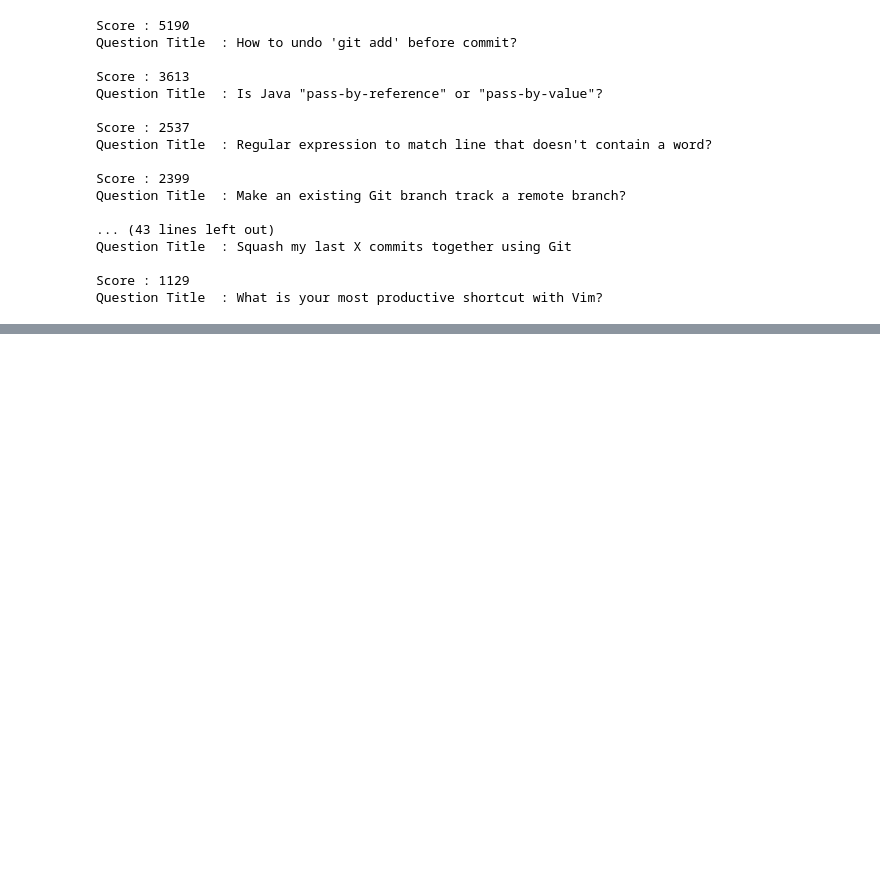
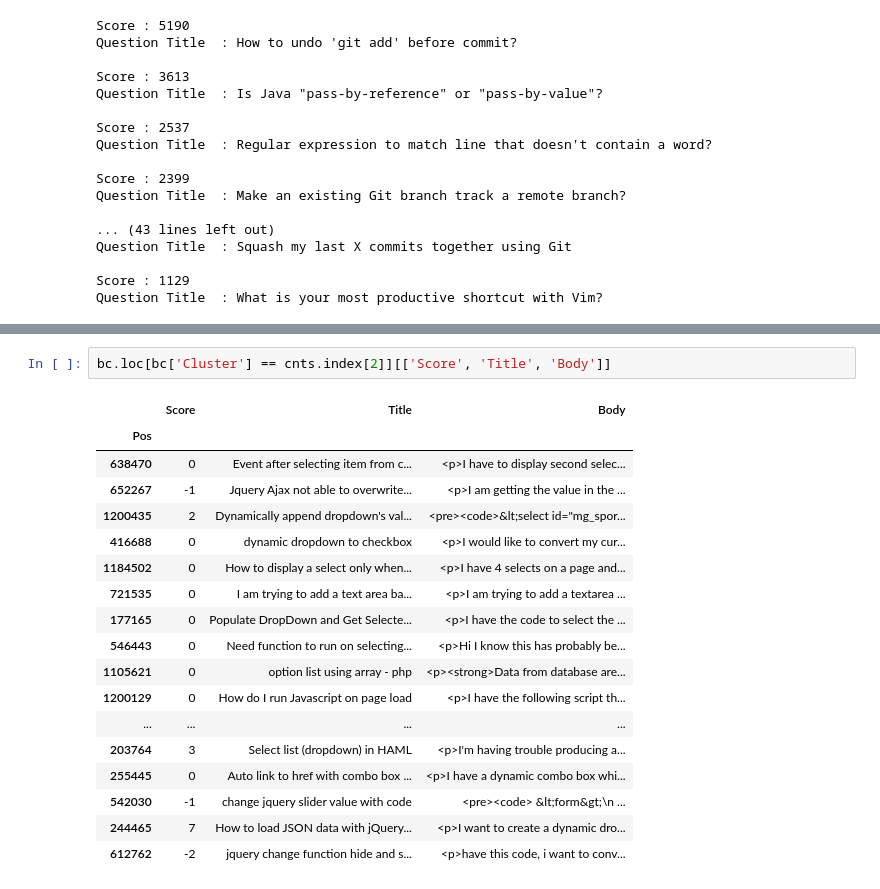
Before and after one commit to sprerak48/Autonomous-tagging-using-Deep-Learning, a Jupyter notebook: AT.ipynb, the cells around one changed output, grey strips where cells are left out. Drawn from its saved outputs; the diff is of its cells as text; blank space fills up the shorter version.

```diff
--- a/AT.ipynb
+++ b/AT.ipynb
@@ -144,0 +374,21 @@ Question Title  : What is your most productive shortcut with Vim?
+# %%
+bc.loc[bc['Cluster'] == cnts.index[2]][['Score', 'Title', 'Body']]
+# %% [output]
+|  | Score | Title | Body |
+| Pos |  |  |  |
+| 638470 | 0 | Event after selecting item from c... | <p>I have to display second selec... |
+| 652267 | -1 | Jquery Ajax not able to overwrite... | <p>I am getting the value in the ... |
+| 1200435 | 2 | Dynamically append dropdown's val... | <pre><code>&lt;select id="mg_spor... |
+| 416688 | 0 | dynamic dropdown to checkbox | <p>I would like to convert my cur... |
+| 1184502 | 0 | How to display a select only when... | <p>I have 4 selects on a page and... |
+| 721535 | 0 | I am trying to add a text area ba... | <p>I am trying to add a textarea ... |
+| 177165 | 0 | Populate DropDown and Get Selecte... | <p>I have the code to select the ... |
+| 546443 | 0 | Need function to run on selecting... | <p>Hi I know this has probably be... |
+| 1105621 | 0 | option list using array - php | <p><strong>Data from database are... |
+| 1200129 | 0 | How do I run Javascript on page load | <p>I have the following script th... |
+| ... | ... | ... | ... |
+| 203764 | 3 | Select list (dropdown) in HAML | <p>I'm having trouble producing a... |
+| 255445 | 0 | Auto link to href with combo box ... | <p>I have a dynamic combo box whi... |
+| 542030 | -1 | change jquery slider value with code | <pre><code> &lt;form&gt;\n ... |
+| 244465 | 7 | How to load JSON data with jQuery... | <p>I want to create a dynamic dro... |
+| 612762 | -2 | jquery change function hide and s... | <p>have this code, i want to conv... |
```
Also changed, not shown: parts of 27 cells of this notebook.
